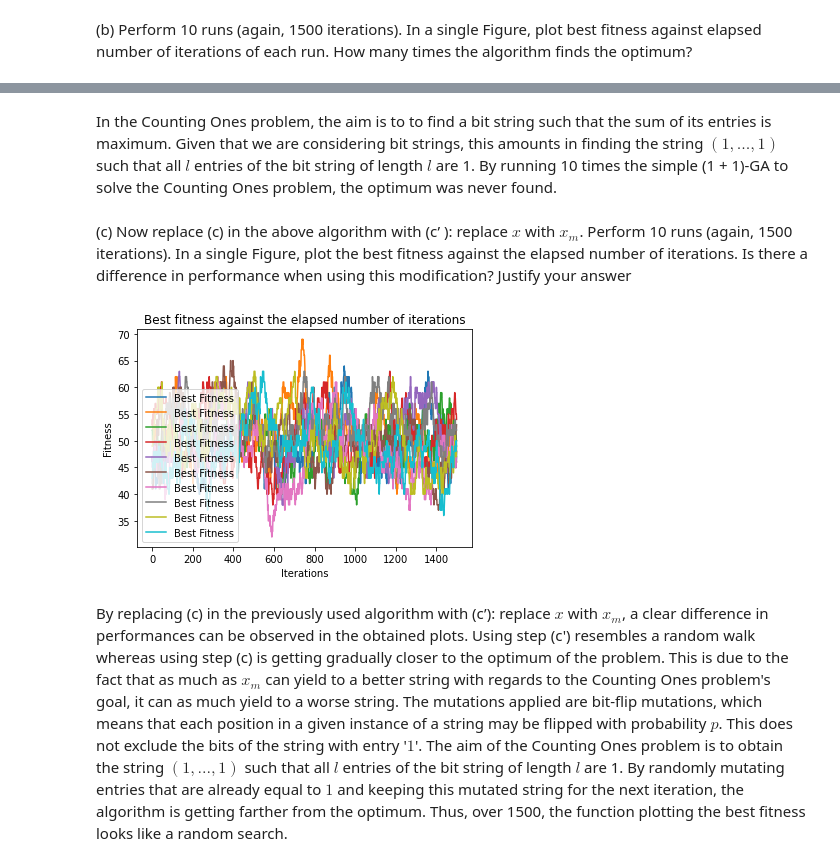
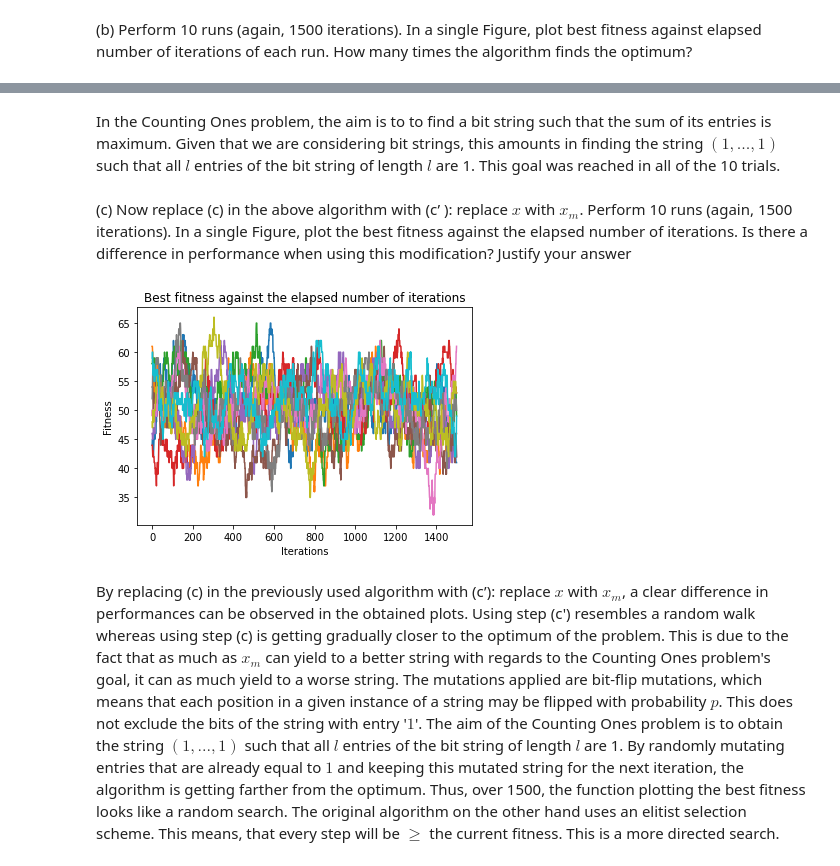
Before and after one commit to JanSchering/natural_computing, a Jupyter notebook: assignment_1/Ex4.ipynb, the cells around one changed output, grey strips where cells are left out. Cells and saved outputs as stored; diff of their text form; code cells hidden in the pictures.

```diff
--- a/assignment_1/Ex4.ipynb
+++ b/assignment_1/Ex4.ipynb
@@ -36,7 +36,7 @@ def oneplusoneGA(l):
 
   for iteration in range(1500):
     # create a copy of x to be modified
-    x_m = x
+    x_m = x.copy()
 
     # invert each bit with probability p
     for i in range(l):
@@ -49,6 +49,10 @@ def oneplusoneGA(l):
     # replace x with x_m if it is closer to the goal sequence
     fitness_x_m = sum(x_m)
     if (fitness_x_m) > fitness_x:
+      # Cheeck if goal is reached
+      if fitness_x_m == max_fitness:
+        print(f"reached max fitness {fitness_x_m}")
+      # Replace with offspring for next gen
       x = x_m
       fitness_x = fitness_x_m
 
@@ -92,5 +107,5 @@ plt.show()
 # %% [markdown]
-In the Counting Ones problem, the aim is to to find a bit string such that the sum of its entries is maximum. Given that we are considering bit strings, this amounts in finding the string $(1, ..., 1)$ such that all $l$ entries of the bit string of length $l$ are 1. By running 10 times the simple (1 + 1)-GA to solve the Counting Ones problem, the optimum was never found.
+In the Counting Ones problem, the aim is to to find a bit string such that the sum of its entries is maximum. Given that we are considering bit strings, this amounts in finding the string $(1, ..., 1)$ such that all $l$ entries of the bit string of length $l$ are 1. This goal was reached in all of the 10 trials.
 # %% [markdown]
 (c) Now replace (c) in the above algorithm with (c’ ): replace $x$ with $x_m$. Perform
 10 runs (again, 1500 iterations). In a single Figure, plot the best fitness against
@@ -111,7 +126,7 @@ def modified_oneplusoneGA(l):
 
   for iteration in range(1500):
     # create a copy of x to be modified
-    x_m = x
+    x_m = x.copy()
 
     # invert each bit with probability p
     for i in range(l):
@@ -132,16 +147,16 @@ def modified_oneplusoneGA(l):
 # %%
 runs = 10
 
 # plot the best fitness over the ran iterations and runs
 for i in range(runs):
   iterations, best_fitness = modified_oneplusoneGA(100)
   plt.plot(iterations, best_fitness, label = 'Best Fitness')
   plt.xlabel('Iterations')
   plt.ylabel('Fitness')
   plt.title('Best fitness against the elapsed number of iterations')
-  plt.legend(loc='best')
+  #plt.legend(loc='best')
 plt.show()
 # %% [output]
-[figure, old version]
+[figure, new version]
 # %% [markdown]
-By replacing (c) in the previously used algorithm with (c’): replace $x$ with $x_m$, a clear difference in performances can be observed in the obtained plots. Using step (c') resembles a random walk whereas using step (c) is getting gradually closer to the optimum of the problem. This is due to the fact that as much as $x_m$ can yield to a better string with regards to the Counting Ones problem's goal, it can as much yield to a worse string. The mutations applied are bit-flip mutations, which means that each position in a given instance of a string may be flipped with probability $p$. This does not exclude the bits of the string with entry '$1$'. The aim of the Counting Ones problem is to obtain the string $(1, ..., 1)$ such that all $l$ entries of the bit string of length $l$ are 1. By randomly mutating entries that are already equal to $1$ and keeping this mutated string for the next iteration, the algorithm is getting farther from the optimum. Thus, over 1500, the function plotting the best fitness looks like a random search.
+By replacing (c) in the previously used algorithm with (c’): replace $x$ with $x_m$, a clear difference in performances can be observed in the obtained plots. Using step (c') resembles a random walk whereas using step (c) is getting gradually closer to the optimum of the problem. This is due to the fact that as much as $x_m$ can yield to a better string with regards to the Counting Ones problem's goal, it can as much yield to a worse string. The mutations applied are bit-flip mutations, which means that each position in a given instance of a string may be flipped with probability $p$. This does not exclude the bits of the string with entry '$1$'. The aim of the Counting Ones problem is to obtain the string $(1, ..., 1)$ such that all $l$ entries of the bit string of length $l$ are 1. By randomly mutating entries that are already equal to $1$ and keeping this mutated string for the next iteration, the algorithm is getting farther from the optimum. Thus, over 1500, the function plotting the best fitness looks like a random search. The original algorithm on the other hand uses an elitist selection scheme. This means, that every step will be $\geq$ the current fitness. This is a more directed search.
```
Also changed, not shown: parts of 2 cells of this notebook.
